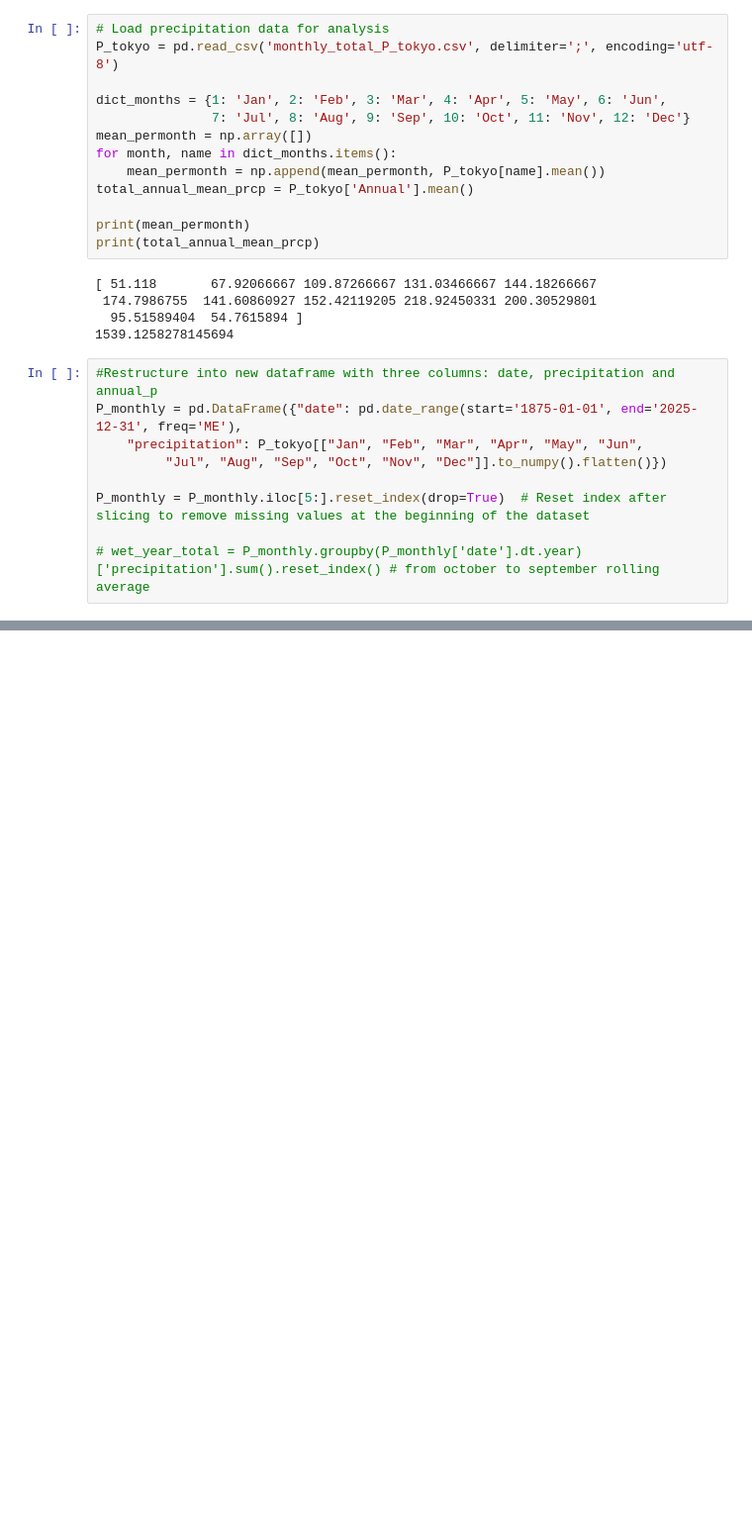
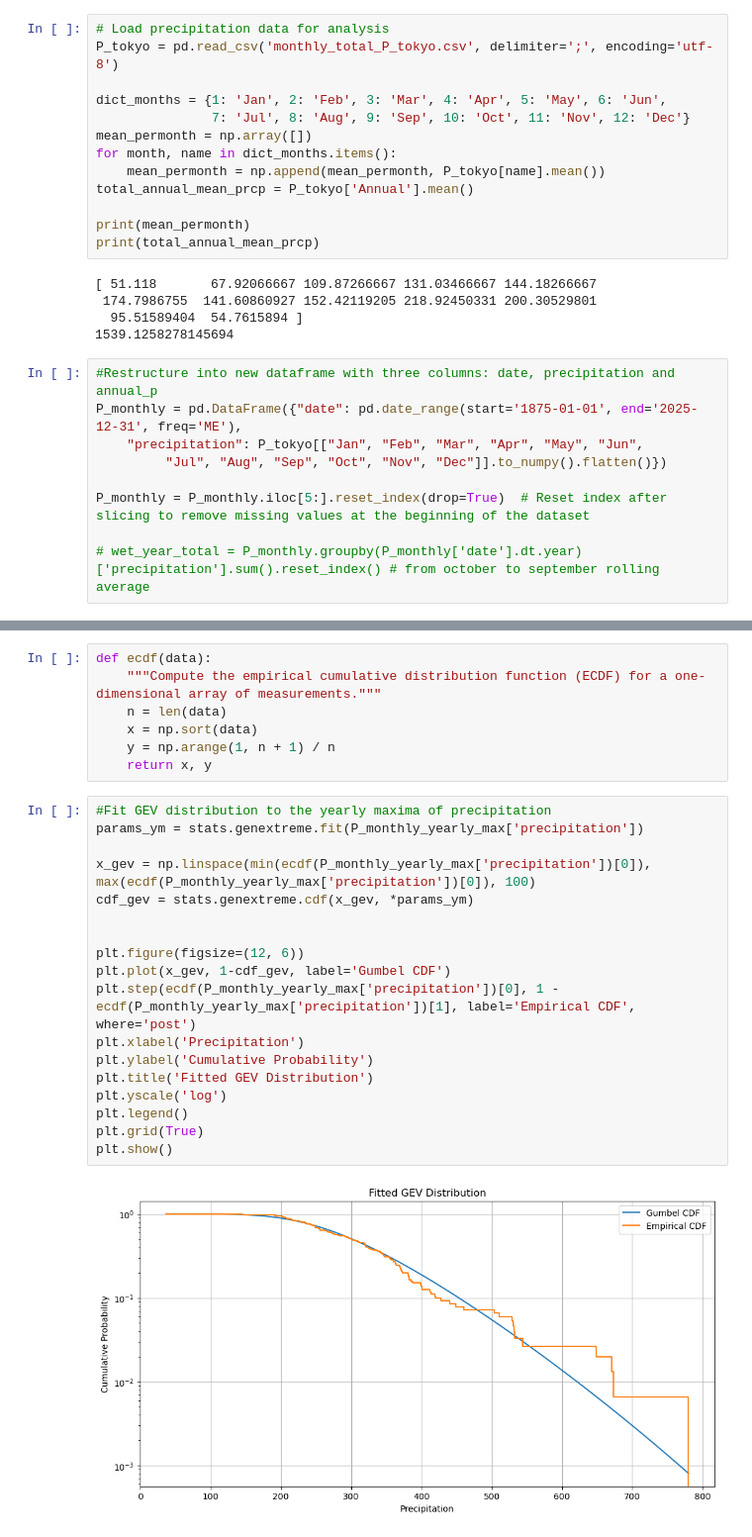
Before and after one commit to foozdemiroglu-gif/MP411-Tokyo, a Jupyter notebook: Hydraulic_analysis.ipynb, the cells around one changed output, grey strips where cells are left out. Shown at 99% size. Cells and saved outputs as stored; diff of their text form; blank space fills up the shorter version.

```diff
--- a/Hydraulic_analysis.ipynb
+++ b/Hydraulic_analysis.ipynb
@@ -302,0 +303,27 @@ plt.show()
+# %%
+def ecdf(data):
+    """Compute the empirical cumulative distribution function (ECDF) for a one-dimensional array of measurements."""
+    n = len(data)
+    x = np.sort(data)
+    y = np.arange(1, n + 1) / n
+    return x, y
+# %%
+#Fit GEV distribution to the yearly maxima of precipitation
+params_ym = stats.genextreme.fit(P_monthly_yearly_max['precipitation'])
+
+x_gev = np.linspace(min(ecdf(P_monthly_yearly_max['precipitation'])[0]), max(ecdf(P_monthly_yearly_max['precipitation'])[0]), 100)
+cdf_gev = stats.genextreme.cdf(x_gev, *params_ym)
+
+
+plt.figure(figsize=(12, 6))
+plt.plot(x_gev, 1-cdf_gev, label='Gumbel CDF')
+plt.step(ecdf(P_monthly_yearly_max['precipitation'])[0], 1 - ecdf(P_monthly_yearly_max['precipitation'])[1], label='Empirical CDF', where='post')
+plt.xlabel('Precipitation')
+plt.ylabel('Cumulative Probability')
+plt.title('Fitted GEV Distribution')
+plt.yscale('log')
+plt.legend()
+plt.grid(True)
+plt.show()
+# %% [output]
+[figure, added]
```
Also changed, not shown: parts of 5 cells of this notebook.
